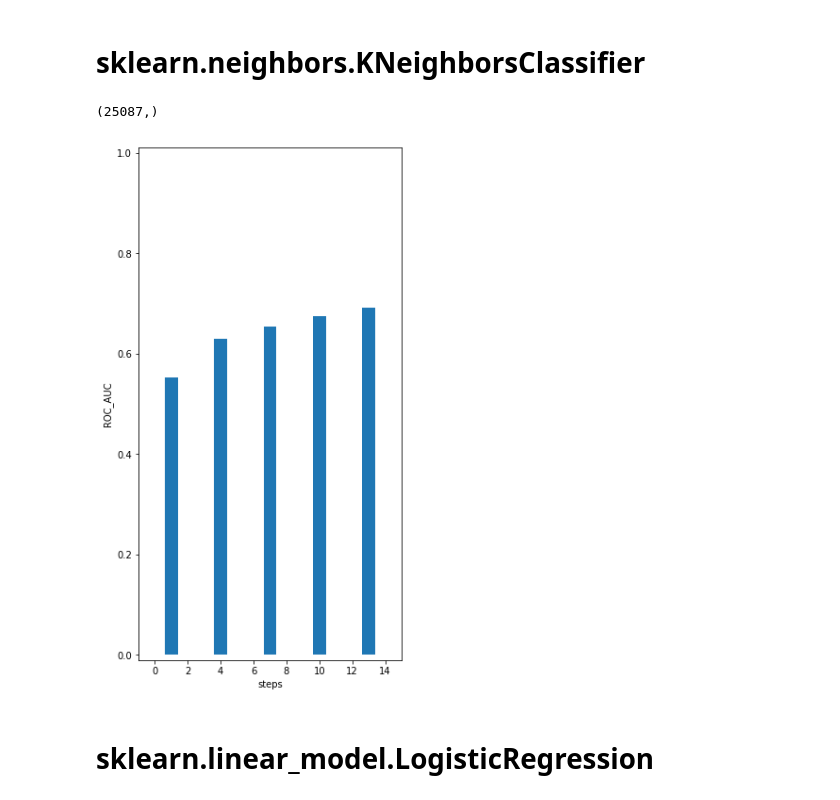
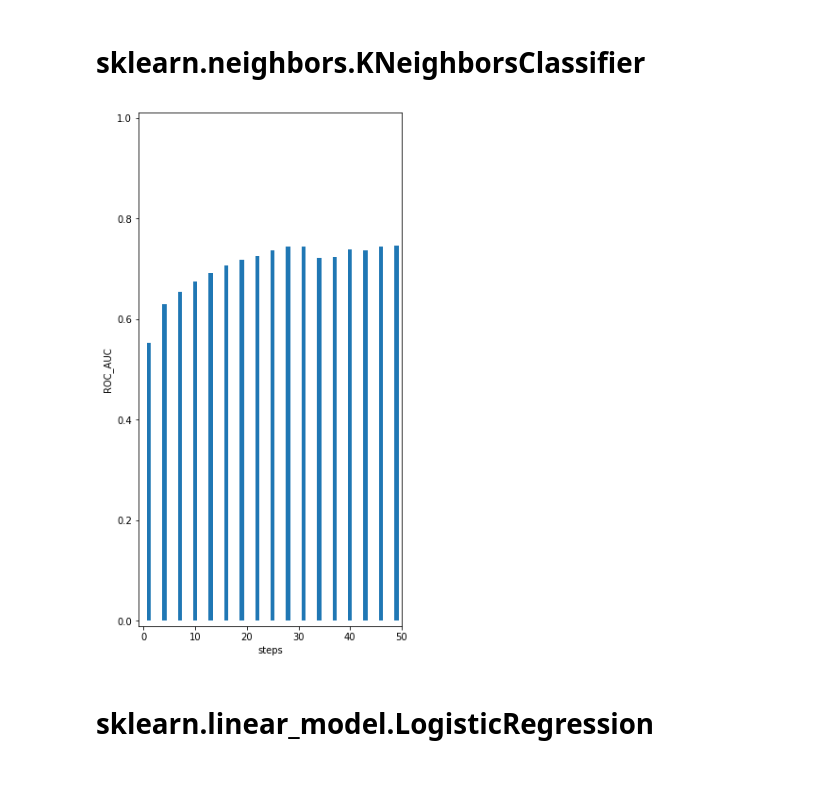
Before and after one commit to ProSerg/SkillFactory, a Jupyter notebook: ML/sfml/hw_03/hw_03.ipynb, the cells around one changed output. Cells and saved outputs as stored; diff of their text form; code cells hidden in the pictures.

Commit message:
added docs for function\n updated graphics\n

```diff
--- a/ML/sfml/hw_03/hw_03.ipynb
+++ b/ML/sfml/hw_03/hw_03.ipynb
@@ -27,7 +28,13 @@ def split_dataframe(dataframe, index):
     """
     делим данные на тренировачные и тестовые по индексу
 
-    @return data_train, data_test
+    Parameters
+    ----------
+        dataframe: DataFrame
+        index : int
+
+    Return:
+        data_train, data_test
     """
     # Вновь разделите на train и test (не мешая)
     # t_data.
@@ -39,7 +46,9 @@ def cal_predict(x_train, y_train, x_test, blackbox):
     """
     Строим модель прогнозирования на основе черного ящика
 
-    @return predict, predict_proba
+    Return:
+    _______
+        predict, predict_proba
     """
     model = blackbox # у квалификатора есть своё случайное значение.
     model.fit(x_train, y_train)
@@ -58,10 +58,25 @@ for d in a,b:
 # %%
-def draw_hist(_y, result_predicts, xlim=(-1, 15), ylim=(-0.01, 1.01), size=(5,10)):
+def draw_hist(y_test, result_predicts, xlim=(-1, 15), ylim=(-0.01, 1.01), size=(5,10)):
+    """
+    Рисуем гистограмму. Особеность в параметре result_predicts. Это список кортежей.
+    Каждый кортеж состоит из пары значений.
+    Первое - это список значений вероятностей predict_prob
+    Второе - шаг изменения какого-то одного параметра обучаемой моделе.
+
+    Parameters:
+    __________
+        y_test - тестовая выборка целевых значений.
+        result_predicts - кортеж значений predict_prob со значением одного параметра обучаемой моделе
+        xlim - plt.xlim
+        ylim - plt.ylim
+        size - plt.size
+    """
+
     steps = []
     scores = []
     for data in result_predicts:
         predict_prob, step = data
-        score = roc_auc_score(_y, predict_prob[:,1])
+        score = roc_auc_score(y_test, predict_prob[:,1])
         steps.append(step)
         scores.append(score)
 
@@ -188,13 +207,9 @@ draw_hist(y_test, predict_probs)
 # sklearn.neighbors.KNeighborsClassifier
 # %%
 from sklearn.neighbors import KNeighborsClassifier
-# %%
-y_test.shape
-# %% [output]
-(25087,)
 # %%
 predict_probs=[]
-for neighbors in tqdm(range(1,15,3)):
+for neighbors in tqdm(range(1,50,3)):
     blackbox = KNeighborsClassifier(n_neighbors=neighbors, n_jobs=4)
     predict, predict_prob = cal_predict(
         x_train=X_train.iloc[:10000,:100],
@@ -204,9 +219,9 @@ for neighbors in tqdm(range(1,15,3)):
     )
     predict_probs.append(( predict_prob, neighbors))
 # %%
-draw_hist(y_test.iloc[:10000], predict_probs)
+draw_hist(y_test.iloc[:10000], predict_probs , xlim =(-1, 50))
 # %% [output]
-[figure, old version]
+[figure, new version]
 # %% [markdown]
 # sklearn.linear_model.LogisticRegression
 # %%
```
Also changed, not shown: parts of 8 cells of this notebook, 1 other file.
